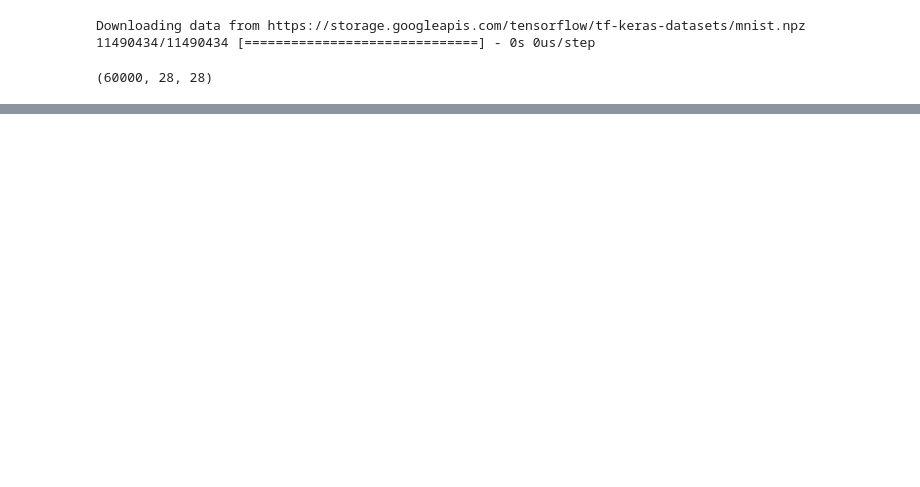
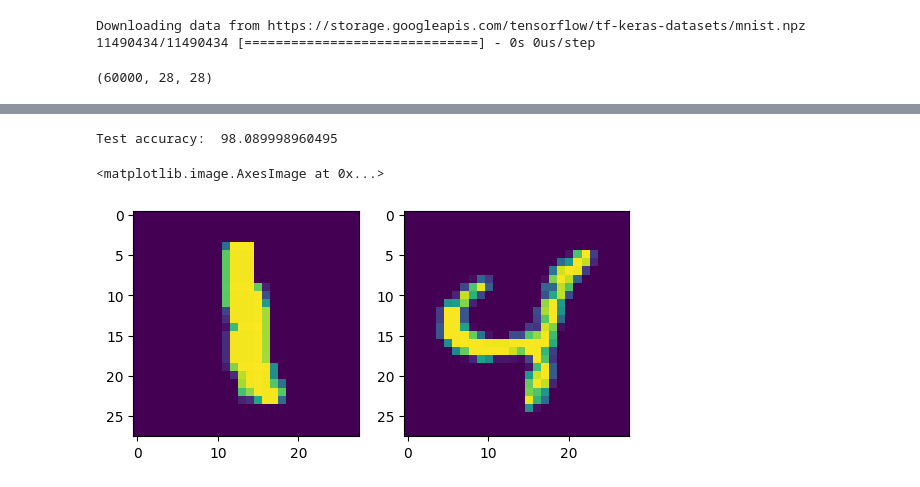
Before and after one commit to Da4kek/Neural-networks, a Jupyter notebook: cnn_y_model_mnist.ipynb, the cells around one changed output, grey strips where cells are left out. Saved outputs shown, nothing was run; the diff lists cells and outputs as text; code cells hidden in the pictures; blank space fills up the shorter version.

```diff
--- a/cnn_y_model_mnist.ipynb
+++ b/cnn_y_model_mnist.ipynb
@@ -96,0 +105,15 @@ model.save("cnn-y-model.h5")
+# %%
+score = model.evaluate([x_test,x_test],y_test,batch_size=batch_size,verbose=0)
+print("Test accuracy: ",100.0*score[1])
+# %% [output]
+Test accuracy:  98.089998960495
+# %%
+import matplotlib.pyplot as plt
+ind = np.random.randint(0,100)
+ind2 = np.random.randint(0,100)
+fig,ax = plt.subplots(1,2)
+ax[0].imshow(x_test[ind])
+ax[1].imshow(x_test[ind2])
+# %% [output]
+<matplotlib.image.AxesImage at 0x...>
+[figure, added]
```
Also changed, not shown: parts of 9 cells of this notebook.
